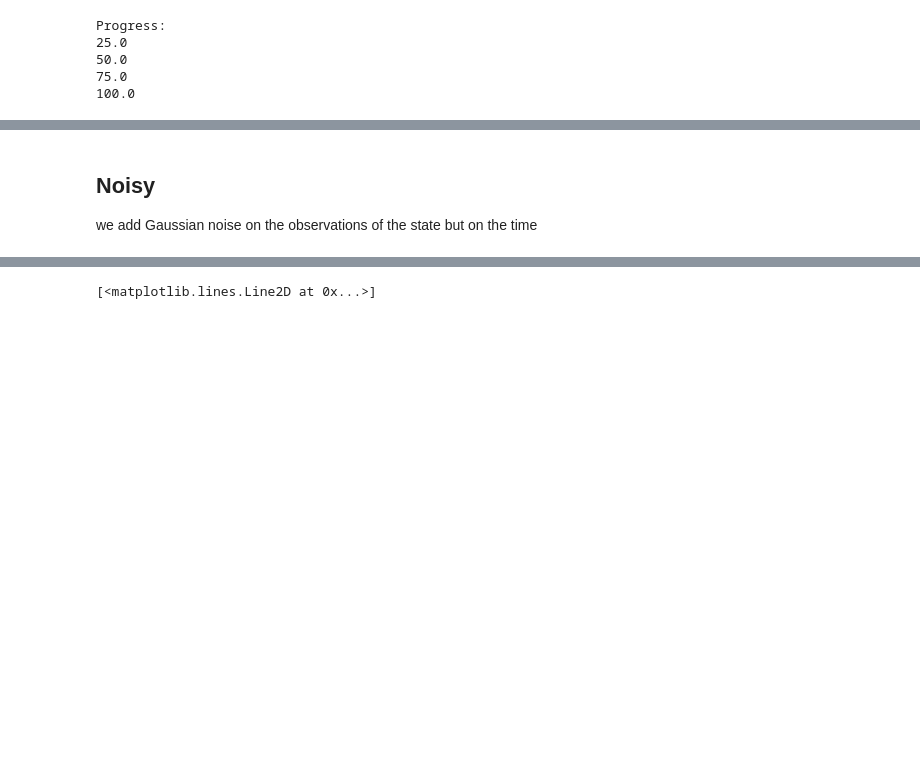
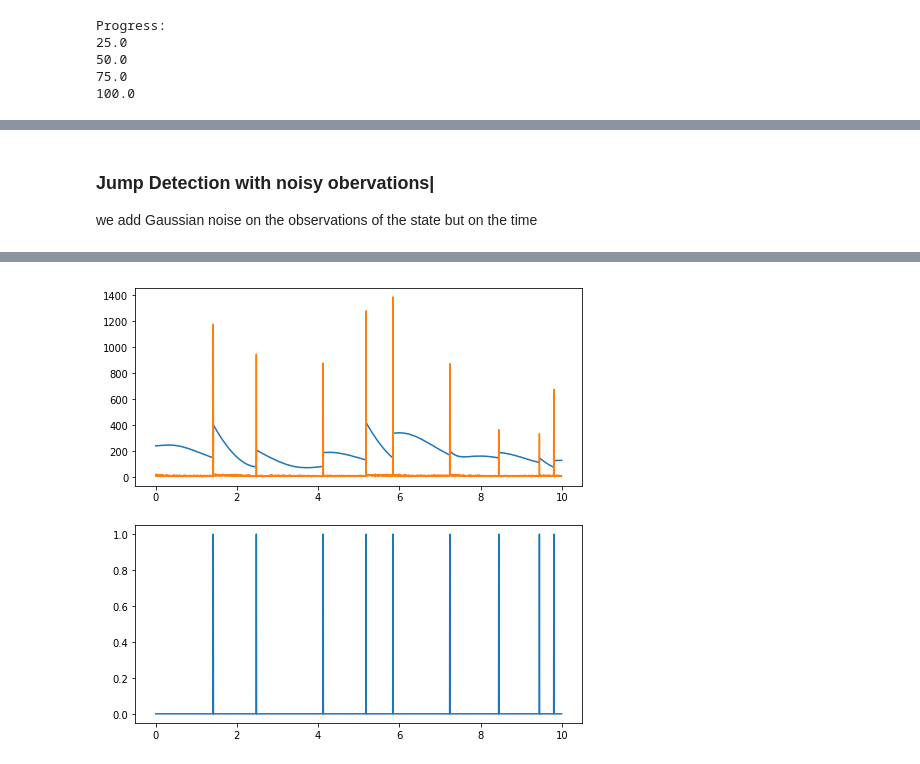
Before and after one commit to massastrello/PDMP-ID, a Jupyter notebook: pyPDMP/notebooks/HSIS-ID.ipynb, the cells around one changed output, grey strips where cells are left out. Drawn from its saved outputs; the diff is of its cells as text; code cells hidden in the pictures; blank space fills up the shorter version.

```diff
--- a/pyPDMP/notebooks/HSIS-ID.ipynb
+++ b/pyPDMP/notebooks/HSIS-ID.ipynb
@@ -272,5 +354,5 @@ plt.ylim([0,100])
 # %% [markdown]
-## Noisy
+### Jump Detection with noisy obervations|
 we add Gaussian noise on the observations of the state but on the time
 # %%
 noise_std = 0.05
@@ -296,11 +378,12 @@ def JumpDetector(Dx,Sb):
 
 gamma = [JumpDetector(DXtot_noisy[i],S_b_noisy[i]) for i in range(len(DXtot_noisy))]
 # %%
-plt.figure()
+plt.figure(figsize=(8,8))
 plt.subplot(211)
 plt.plot(t[1:1999],S_b_noisy[1:1999])
 plt.plot(t[1:1999],DXtot_noisy[1:1999])
 plt.subplot(212)
 plt.plot(t[1:1999],gamma[1:1999])
 #plt.ylim([0,100])
+plt.show()
 # %% [output]
@@ -309 +390 @@ plt.plot(t[1:1999],gamma[1:1999])
-[<matplotlib.lines.Line2D at 0x...>]
+[figure, added]
```
Also changed, not shown: parts of 28 cells of this notebook.
